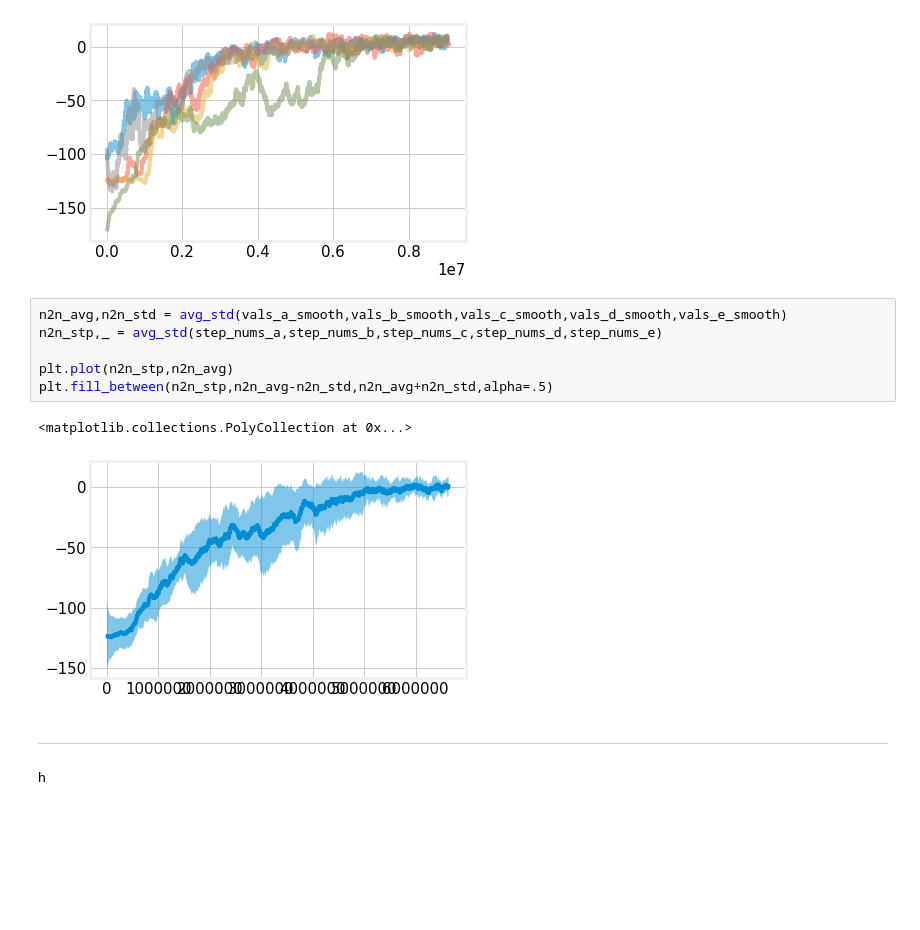
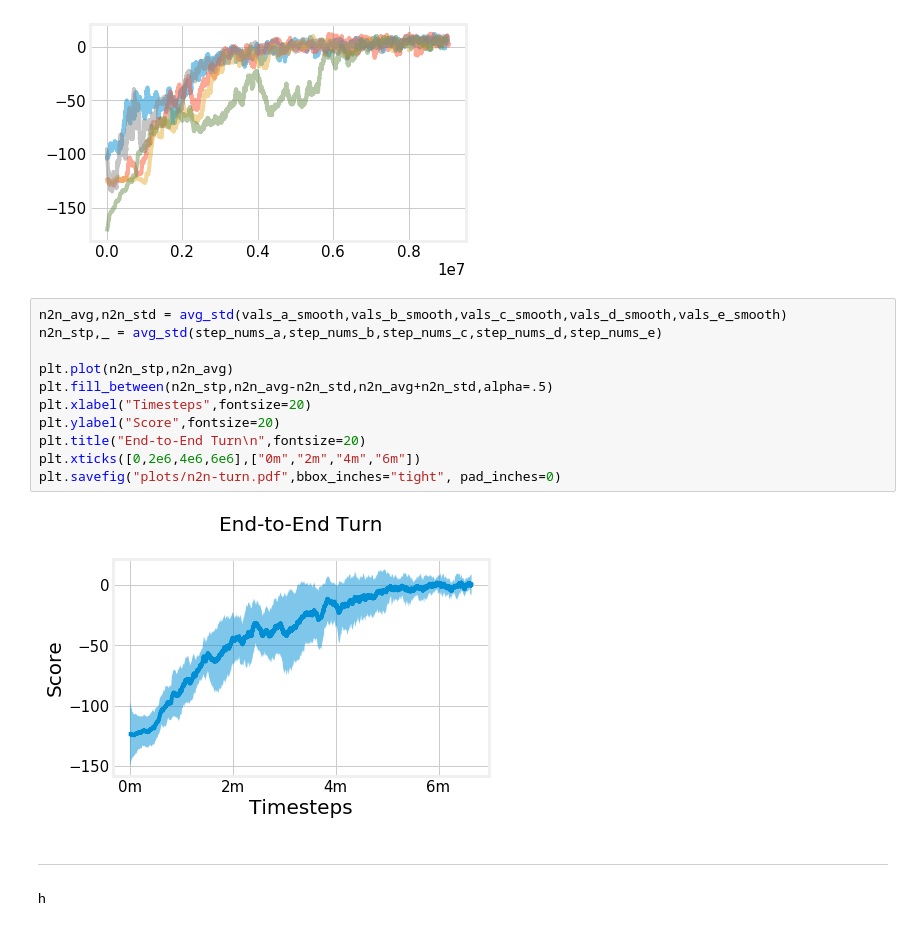
Before and after one commit to NotAnyMike/HRL, a Jupyter notebook: notebooks/Plots.ipynb, the cells around one changed output. Saved outputs shown, nothing was run; the diff lists cells and outputs as text; blank space fills up the shorter version.

Commit message:
adding plots

```diff
--- a/notebooks/Plots.ipynb
+++ b/notebooks/Plots.ipynb
@@ -195,12 +195,16 @@ plt.plot(step_nums_e, vals_e_smooth,alpha=0.5)
 # %%
 n2n_avg,n2n_std = avg_std(vals_a_smooth,vals_b_smooth,vals_c_smooth,vals_d_smooth,vals_e_smooth)
 n2n_stp,_ = avg_std(step_nums_a,step_nums_b,step_nums_c,step_nums_d,step_nums_e)
 
 plt.plot(n2n_stp,n2n_avg)
 plt.fill_between(n2n_stp,n2n_avg-n2n_std,n2n_avg+n2n_std,alpha=.5)
+plt.xlabel("Timesteps",fontsize=20)
+plt.ylabel("Score",fontsize=20)
+plt.title("End-to-End Turn\n",fontsize=20)
+plt.xticks([0,2e6,4e6,6e6],["0m","2m","4m","6m"])
+plt.savefig("plots/n2n-turn.pdf",bbox_inches="tight", pad_inches=0)
 # %% [output]
-<matplotlib.collections.PolyCollection at 0x...>
-[figure, old version]
+[figure, new version]
 # %% [markdown]
 ---
 h
```
Also changed, not shown: parts of 1 cell of this notebook, 2 other files.
